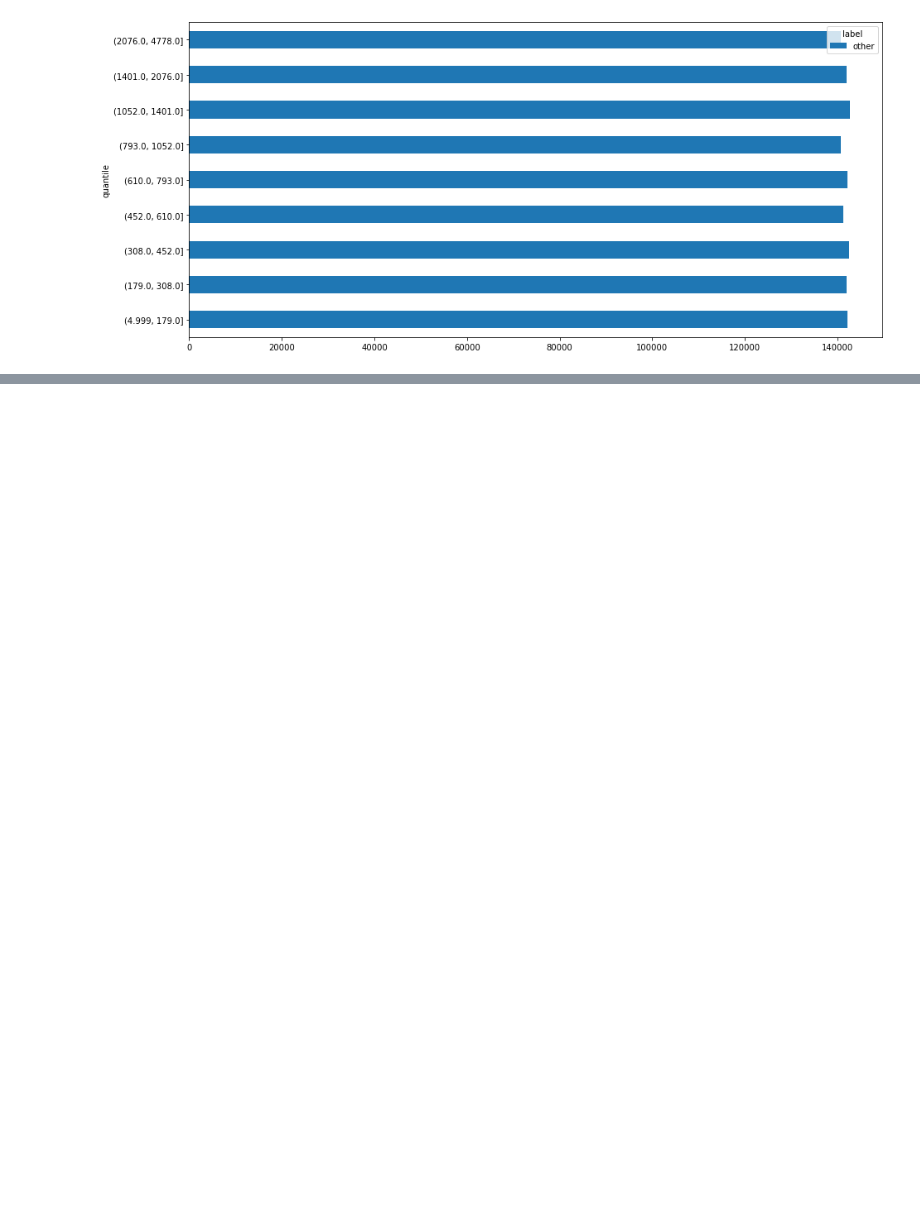
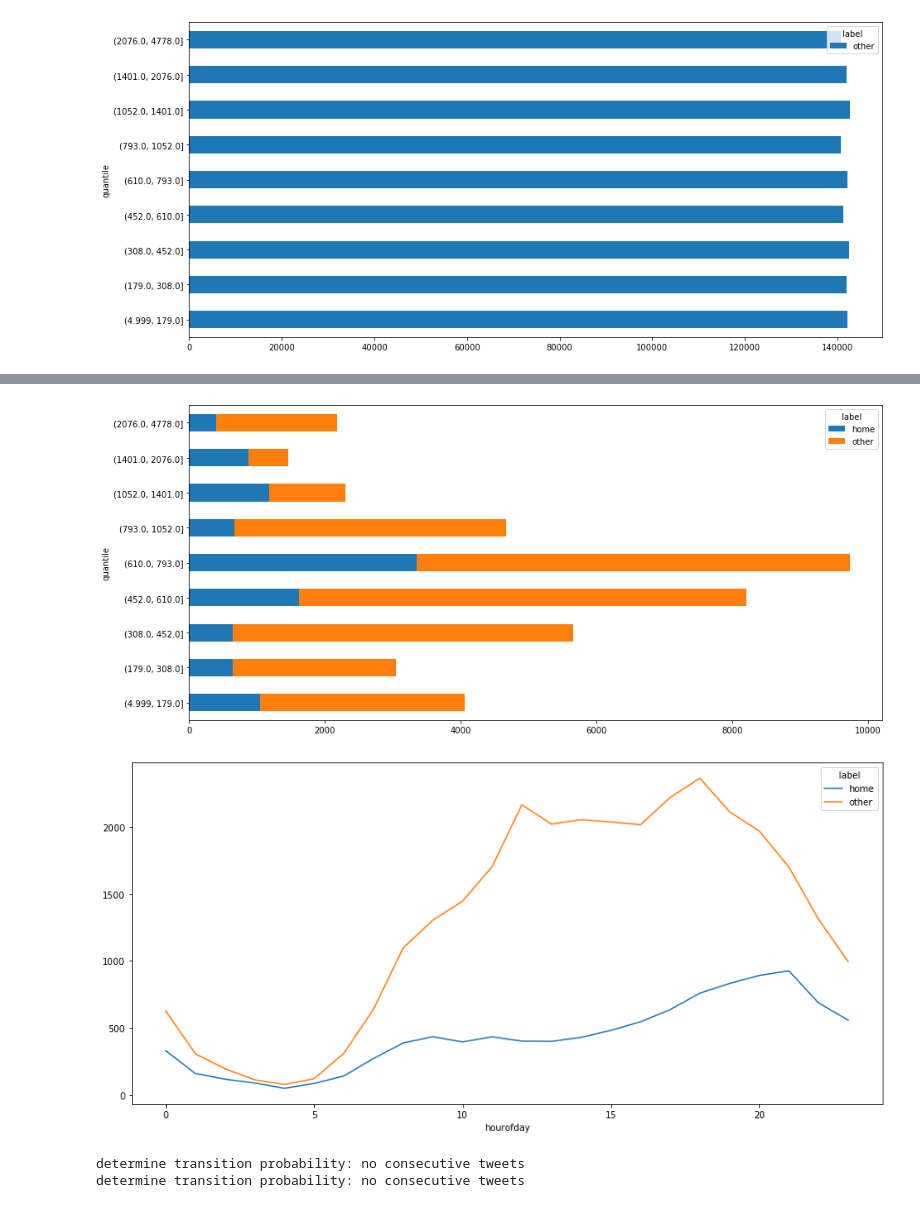
Before and after one commit to TheYuanLiao/individual_mobility_model, a Jupyter notebook: src/py/sequence.ipynb, the cells around one changed output, grey strips where cells are left out. Drawn from its saved outputs; the diff is of its cells as text; code cells hidden in the pictures; blank space fills up the shorter version.

```diff
--- a/src/py/sequence.ipynb
+++ b/src/py/sequence.ipynb
@@ -208,0 +204,2 @@ plot_category_distrib_quantiles(activities)
+# %%
+regions_subset_home = label_home(regions_subset)
@@ -208,0 +217,11 @@ plot_category_distrib_quantiles(activities)
+# %%
+plot_label_distrib(regions_subset_home)
+plot_label_hourofday(regions_subset_home)
+# %% [output]
+[figure, added]
+[figure, added]
+# %%
+regions_subset_work = label_work(regions_subset_home)
+# %% [output]
+determine transition probability: no consecutive tweets
+determine transition probability: no consecutive tweets
```
Also changed, not shown: parts of 39 cells of this notebook, 2 other files.
